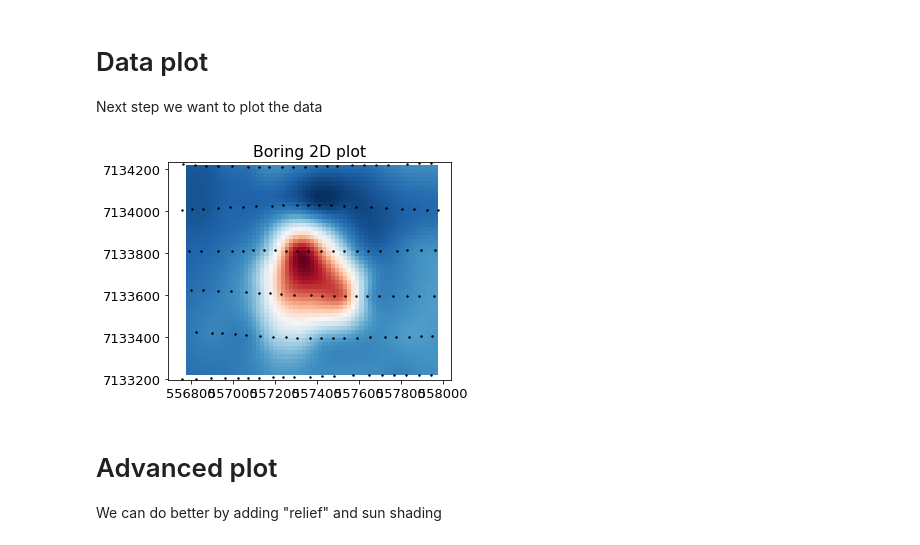
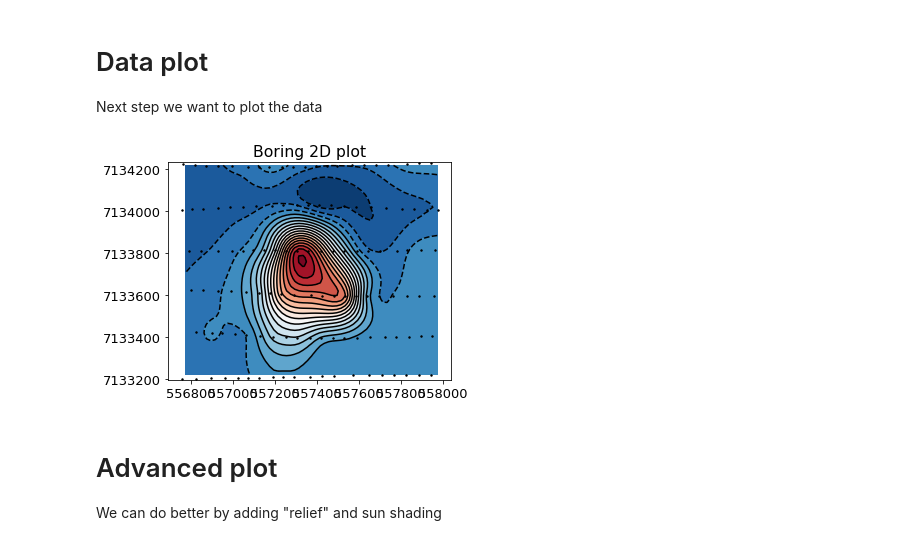
Before and after one commit to geoscixyz/Toolkit, a Jupyter notebook: Notebooks/Mag_Workspace.ipynb, the cells around one changed output. Saved outputs shown, nothing was run; the diff lists cells and outputs as text; code cells hidden in the pictures.

```diff
--- a/Notebooks/Mag_Workspace.ipynb
+++ b/Notebooks/Mag_Workspace.ipynb
@@ -116,3 +121,5 @@ dMinCurv = dMinCurv.reshape(gridCx.shape, order='F')
+# %%
+X, Y, dMinCurv = minCurvatureInterp(xyzd, gridSize = 20)
 # %% [markdown]
 Data plot
 =====
@@ -120,12 +127,15 @@ Data plot
 Next step we want to plot the data
 # %%
 plt.figure()
-plt.imshow(dMinCurv, extent=(vecCx[0], vecCx[-1],vecCy[0], vecCy[-1]),origin='lower', cmap='RdBu_r')
+axs = plt.subplot()
+plt.contourf(X, Y, dMinCurv,20, cmap='RdBu_r')
+plt.contour(X, Y, dMinCurv,20,colors='k')
 plt.scatter(xyzd[:,0], xyzd[:,1],2, color='k')
+axs.set_aspect('equal')
 plt.title('Boring 2D plot')
 plt.show()
 # %% [output]
-[figure, old version]
+[figure, new version]
 # %% [markdown]
 Advanced plot
 =======
```
Also changed, not shown: parts of 7 cells of this notebook.
